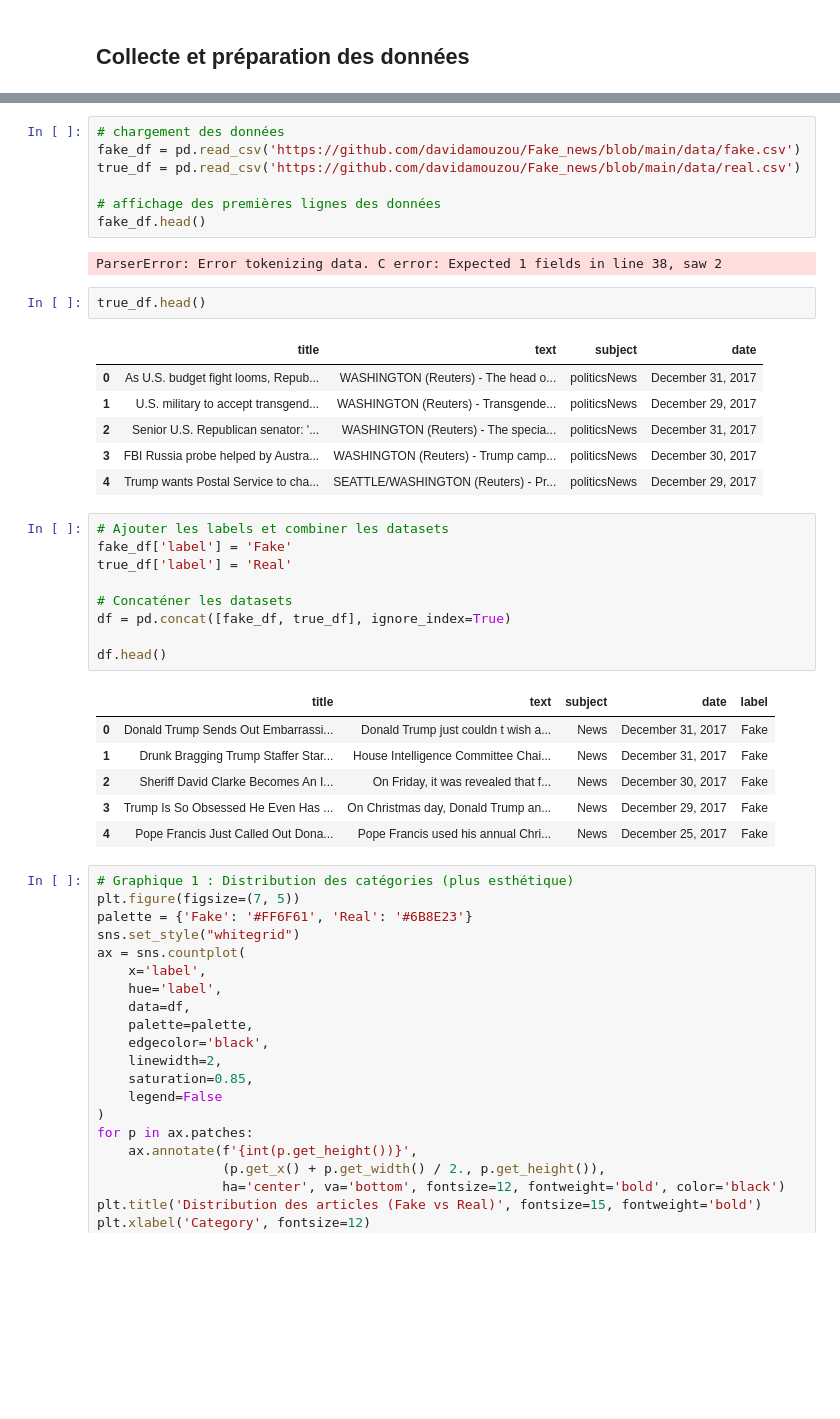
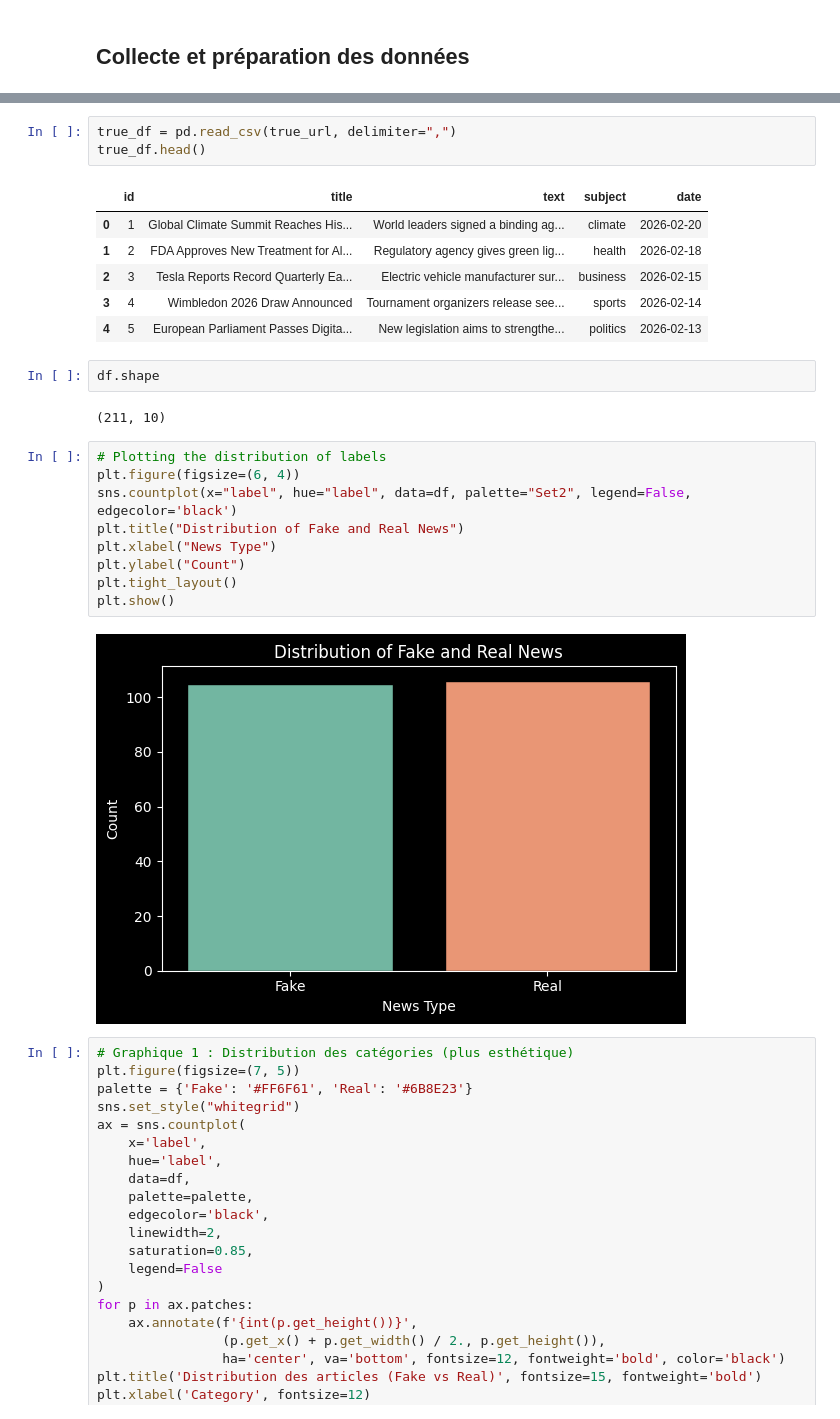
Before and after one commit to davidamouzou/Fake_news, a Jupyter notebook: notebooks/01_exploration.ipynb, the cells around one changed output, grey strips where cells are left out. Cells and saved outputs as stored; diff of their text form; blank space fills up the shorter version.

```diff
--- a/notebooks/01_exploration.ipynb
+++ b/notebooks/01_exploration.ipynb
@@ -8,37 +20,28 @@ import seaborn as sns
 # %%
-# chargement des données
-fake_df = pd.read_csv('https://github.com/davidamouzou/Fake_news/blob/main/data/fake.csv')
-true_df = pd.read_csv('https://github.com/davidamouzou/Fake_news/blob/main/data/real.csv')
-
-# affichage des premières lignes des données
-fake_df.head()
+true_df = pd.read_csv(true_url, delimiter=",")
+true_df.head()
 # %% [output]
-ParserError: Error tokenizing data. C error: Expected 1 fields in line 38, saw 2
+|  | id | title | text | subject | date |
+| 0 | 1 | Global Climate Summit Reaches His... | World leaders signed a binding ag... | climate | 2026-02-20 |
+| 1 | 2 | FDA Approves New Treatment for Al... | Regulatory agency gives green lig... | health | 2026-02-18 |
+| 2 | 3 | Tesla Reports Record Quarterly Ea... | Electric vehicle manufacturer sur... | business | 2026-02-15 |
+| 3 | 4 | Wimbledon 2026 Draw Announced | Tournament organizers release see... | sports | 2026-02-14 |
+| 4 | 5 | European Parliament Passes Digita... | New legislation aims to strengthe... | politics | 2026-02-13 |
-# %%
-true_df.head()
-# %% [output]
-|  | title | text | subject | date |
-| 0 | As U.S. budget fight looms, Repub... | WASHINGTON (Reuters) - The head o... | politicsNews | December 31, 2017 |
-| 1 | U.S. military to accept transgend... | WASHINGTON (Reuters) - Transgende... | politicsNews | December 29, 2017 |
-| 2 | Senior U.S. Republican senator: '... | WASHINGTON (Reuters) - The specia... | politicsNews | December 31, 2017 |
-| 3 | FBI Russia probe helped by Austra... | WASHINGTON (Reuters) - Trump camp... | politicsNews | December 30, 2017 |
-| 4 | Trump wants Postal Service to cha... | SEATTLE/WASHINGTON (Reuters) - Pr... | politicsNews | December 29, 2017 |
-# %%
-# Ajouter les labels et combiner les datasets
-fake_df['label'] = 'Fake'
-true_df['label'] = 'Real'
-
-# Concaténer les datasets
-df = pd.concat([fake_df, true_df], ignore_index=True)
-
-df.head()
-# %% [output]
-|  | title | text | subject | date | label |
-| 0 | Donald Trump Sends Out Embarrassi... | Donald Trump just couldn t wish a... | News | December 31, 2017 | Fake |
-| 1 | Drunk Bragging Trump Staffer Star... | House Intelligence Committee Chai... | News | December 31, 2017 | Fake |
-| 2 | Sheriff David Clarke Becomes An I... | On Friday, it was revealed that f... | News | December 30, 2017 | Fake |
-| 3 | Trump Is So Obsessed He Even Has ... | On Christmas day, Donald Trump an... | News | December 29, 2017 | Fake |
-| 4 | Pope Francis Just Called Out Dona... | Pope Francis used his annual Chri... | News | December 25, 2017 | Fake |
+# %%
+df.shape
+# %% [output]
+(211, 10)
+# %%
+# Plotting the distribution of labels
+plt.figure(figsize=(6, 4))
+sns.countplot(x="label", hue="label", data=df, palette="Set2", legend=False, edgecolor='black')
+plt.title("Distribution of Fake and Real News")
+plt.xlabel("News Type")
+plt.ylabel("Count")
+plt.tight_layout()
+plt.show()
+# %% [output]
+[figure, added]
 # %%
 # Graphique 1 : Distribution des catégories (plus esthétique)
 plt.figure(figsize=(7, 5))
```
Also changed, not shown: parts of 3 cells of this notebook, 1 other file.
